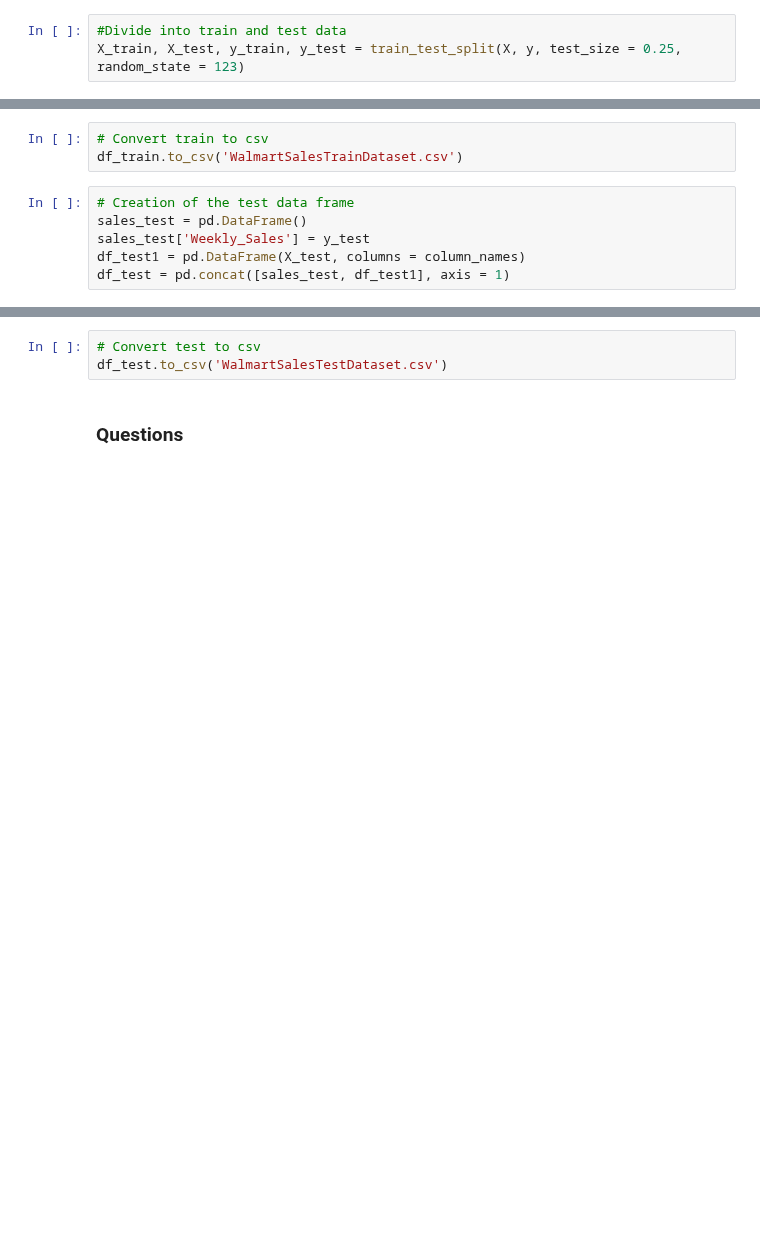
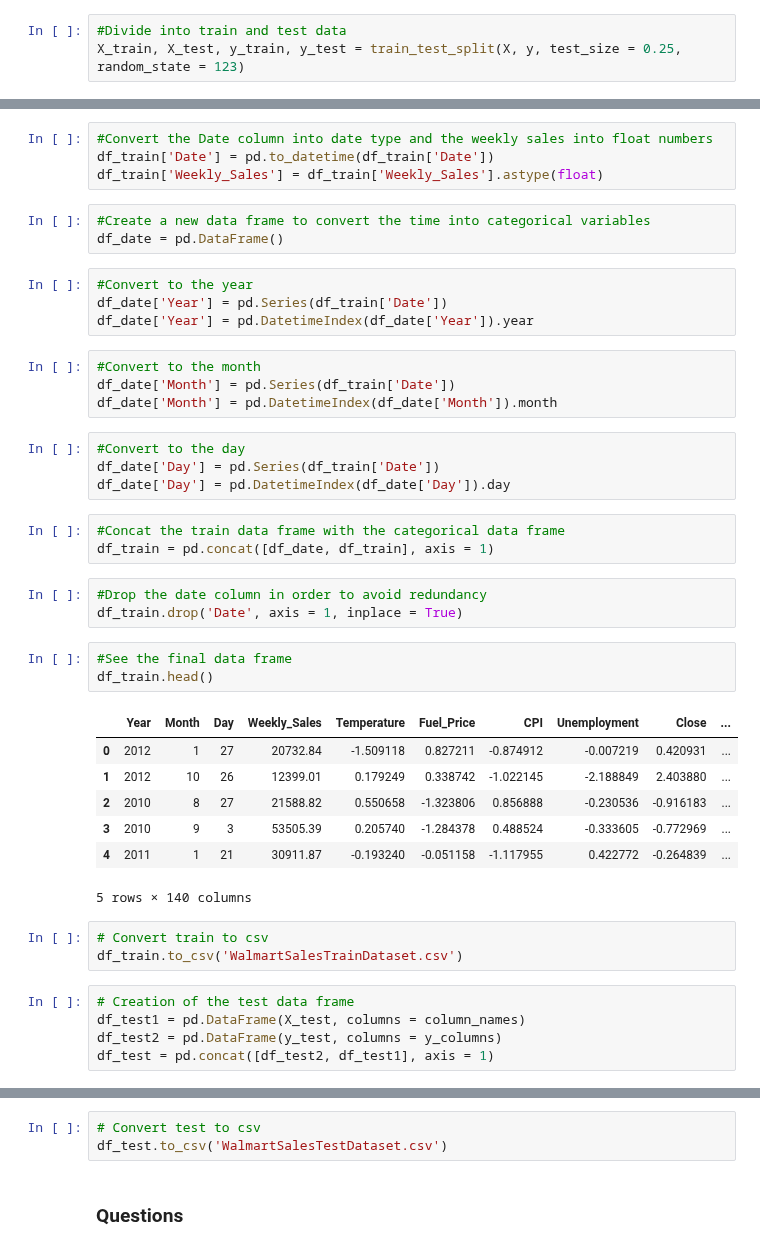
Before and after one commit to arnaldo9408/SpringBoard, a Jupyter notebook: Unit 16/Capstone Two - Pre-processing and Training Data Development.ipynb, the cells around one changed output, grey strips where cells are left out. Cells and saved outputs as stored; diff of their text form; blank space fills up the shorter version.

```diff
--- a/Unit 16/Capstone Two - Pre-processing and Training Data Development.ipynb
+++ b/Unit 16/Capstone Two - Pre-processing and Training Data Development.ipynb
@@ -139,12 +140,47 @@ df_train.head()
+# %%
+#Convert the Date column into date type and the weekly sales into float numbers
+df_train['Date'] = pd.to_datetime(df_train['Date'])
+df_train['Weekly_Sales'] = df_train['Weekly_Sales'].astype(float)
+# %%
+#Create a new data frame to convert the time into categorical variables
+df_date = pd.DataFrame()
+# %%
+#Convert to the year
+df_date['Year'] = pd.Series(df_train['Date'])
+df_date['Year'] = pd.DatetimeIndex(df_date['Year']).year
+# %%
+#Convert to the month
+df_date['Month'] = pd.Series(df_train['Date'])
+df_date['Month'] = pd.DatetimeIndex(df_date['Month']).month
+# %%
+#Convert to the day
+df_date['Day'] = pd.Series(df_train['Date'])
+df_date['Day'] = pd.DatetimeIndex(df_date['Day']).day
+# %%
+#Concat the train data frame with the categorical data frame
+df_train = pd.concat([df_date, df_train], axis = 1)
+# %%
+#Drop the date column in order to avoid redundancy
+df_train.drop('Date', axis = 1, inplace = True)
+# %%
+#See the final data frame
+df_train.head()
+# %% [output]
+|  | Year | Month | Day | Weekly_Sales | Temperature | Fuel_Price | CPI | Unemployment | Close | ... |
+| 0 | 2012 | 1 | 27 | 20732.84 | -1.509118 | 0.827211 | -0.874912 | -0.007219 | 0.420931 | ... |
+| 1 | 2012 | 10 | 26 | 12399.01 | 0.179249 | 0.338742 | -1.022145 | -2.188849 | 2.403880 | ... |
+| 2 | 2010 | 8 | 27 | 21588.82 | 0.550658 | -1.323806 | 0.856888 | -0.230536 | -0.916183 | ... |
+| 3 | 2010 | 9 | 3 | 53505.39 | 0.205740 | -1.284378 | 0.488524 | -0.333605 | -0.772969 | ... |
+| 4 | 2011 | 1 | 21 | 30911.87 | -0.193240 | -0.051158 | -1.117955 | 0.422772 | -0.264839 | ... |
+5 rows × 140 columns
 # %%
 # Convert train to csv
 df_train.to_csv('WalmartSalesTrainDataset.csv')
 # %%
 # Creation of the test data frame
-sales_test = pd.DataFrame()
-sales_test['Weekly_Sales'] = y_test
 df_test1 = pd.DataFrame(X_test, columns = column_names)
-df_test = pd.concat([sales_test, df_test1], axis = 1)
+df_test2 = pd.DataFrame(y_test, columns = y_columns)
+df_test = pd.concat([df_test2, df_test1], axis = 1)
 # %%
 #See first 5 rows
 df_test.head()
```
Also changed, not shown: parts of 17 cells of this notebook.
